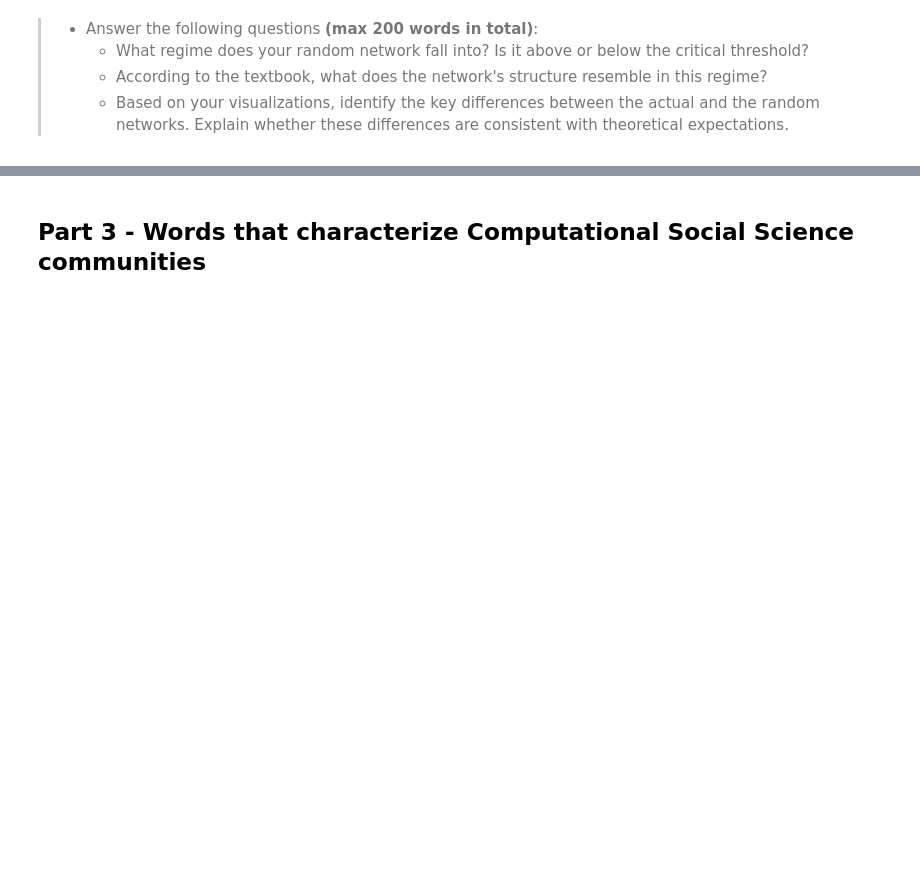
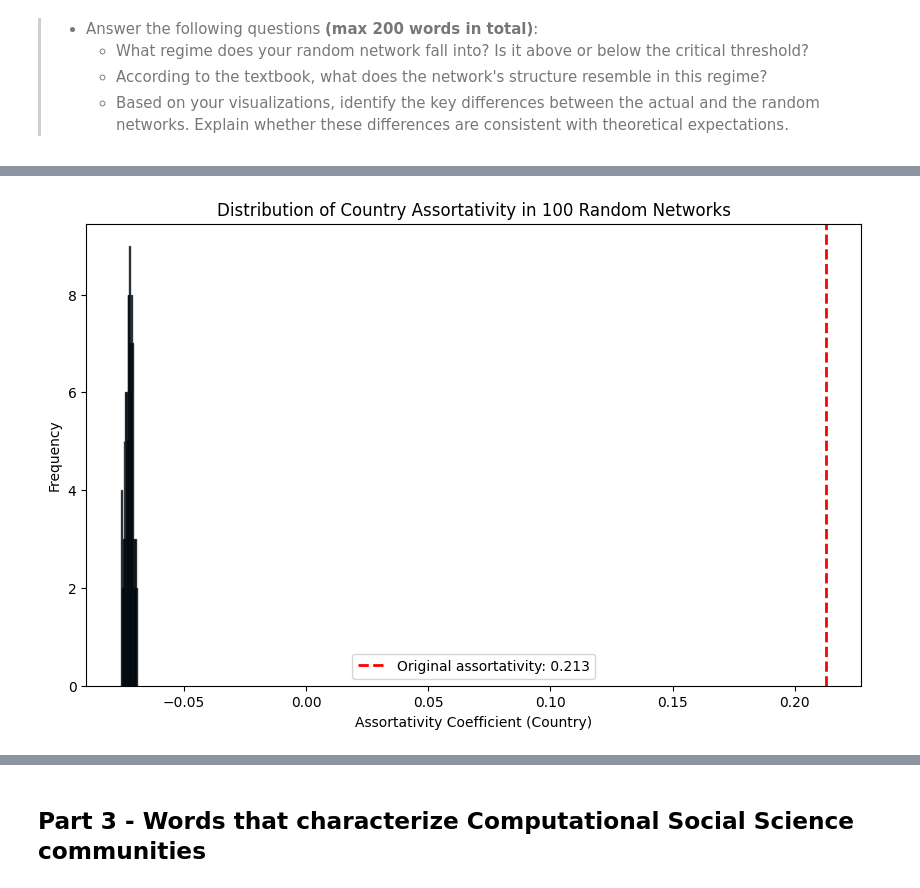
Before and after one commit to tryllekunstneren/Assignment2_Group11, a Jupyter notebook: Assignment2.ipynb, the cells around one changed output, grey strips where cells are left out. Saved outputs shown, nothing was run; the diff lists cells and outputs as text; code cells hidden in the pictures; blank space fills up the shorter version.

```diff
--- a/Assignment2.ipynb
+++ b/Assignment2.ipynb
@@ -163,0 +323,11 @@ These exercises are taken from Week 6: __Exercise 1: Mixing Patterns and Assorta
+# %%
+import json
+import networkx as nx
+from networkx.readwrite import json_graph
+
+# Load your JSON file
+with open("updated_graph.json", "r") as f:
+    data = json.load(f)
+
+# Parse the JSON data into a NetworkX graph
+G = json_graph.node_link_graph(data)
@@ -164,3 +487,47 @@ These exercises are taken from Week 6: __Exercise 1: Mixing Patterns and Assorta
+# %%
+import networkx as nx
+import matplotlib.pyplot as plt
+import json
+from networkx.readwrite import json_graph
+# Load the original JSON graph.
+with open("updated_graph.json", "r") as f:
+    data = json.load(f)
+G = json_graph.node_link_graph(data)
+
+# Compute assortativity of the original graph.
+r_original = compute_attribute_assortativity(G, "country")
+
+# Number of random networks to generate.
+num_random_networks = 100
+random_assortativities = []
+
+# Use the built-in double_edge_swap to generate random networks.
+# First, determine swap parameters based on the number of edges.
+E = G.number_of_edges()
+nswap = E * 10
+max_tries = E * 100
+
+for i in range(num_random_networks):
+    # Create a copy of the original graph.
+    G_copy = G.copy()
+    # Randomize the graph via double edge swap.
+    G_rand = optimized_double_edge_swap_configuration_model(G_copy, nswap_multiplier=10)
+    # Compute the assortativity for the randomized graph.
+    r_rand = compute_attribute_assortativity(G_rand, "country")
+    random_assortativities.append(r_rand)
+
+# Plot the distribution of assortativity values.
+plt.figure(figsize=(10, 6))
+plt.hist(random_assortativities, bins=20, alpha=0.75, edgecolor='black')
+plt.axvline(x=r_original, color='red', linestyle='dashed', linewidth=2,
+            label=f'Original assortativity: {r_original:.3f}')
+plt.xlabel("Assortativity Coefficient (Country)")
+plt.ylabel("Frequency")
+plt.title("Distribution of Country Assortativity in 100 Random Networks")
+plt.legend()
+plt.show()
+# %% [output]
+[figure, added]
 # %% [markdown]
 > __Exercise 2: Zachary's karate club__: In this exercise, we will work on Zarachy's karate club graph (refer to the Introduction of Chapter 9). The dataset is available in NetworkX, by calling the function [karate_club_graph](https://networkx.org/documentation/stable//auto_examples/graph/plot_karate_club.html)
 >
```
Also changed, not shown: parts of 43 cells of this notebook.
